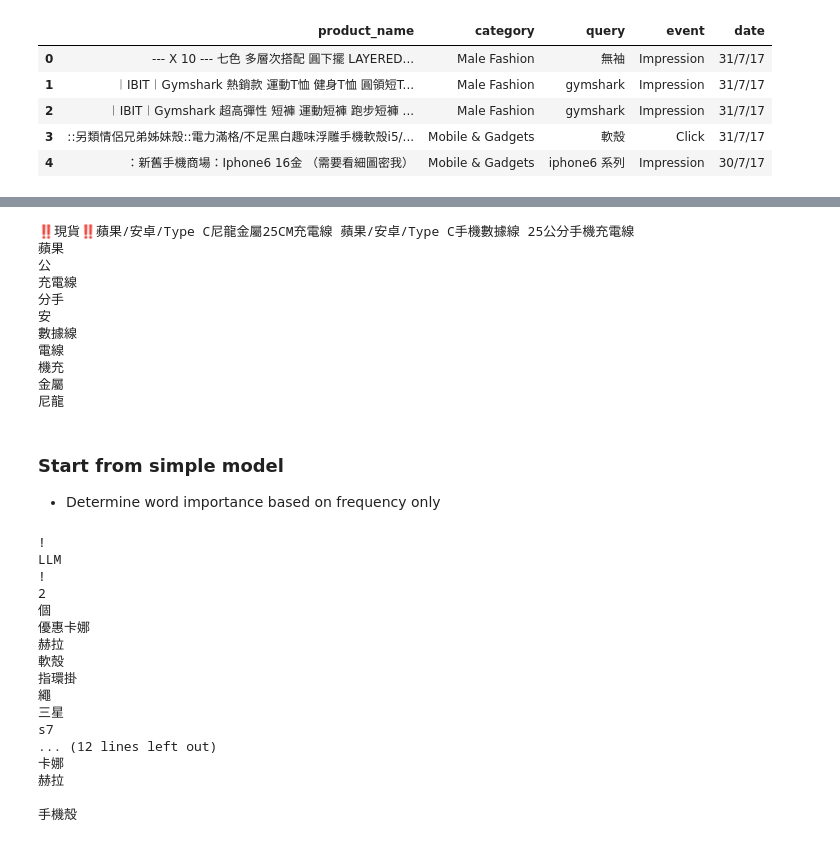
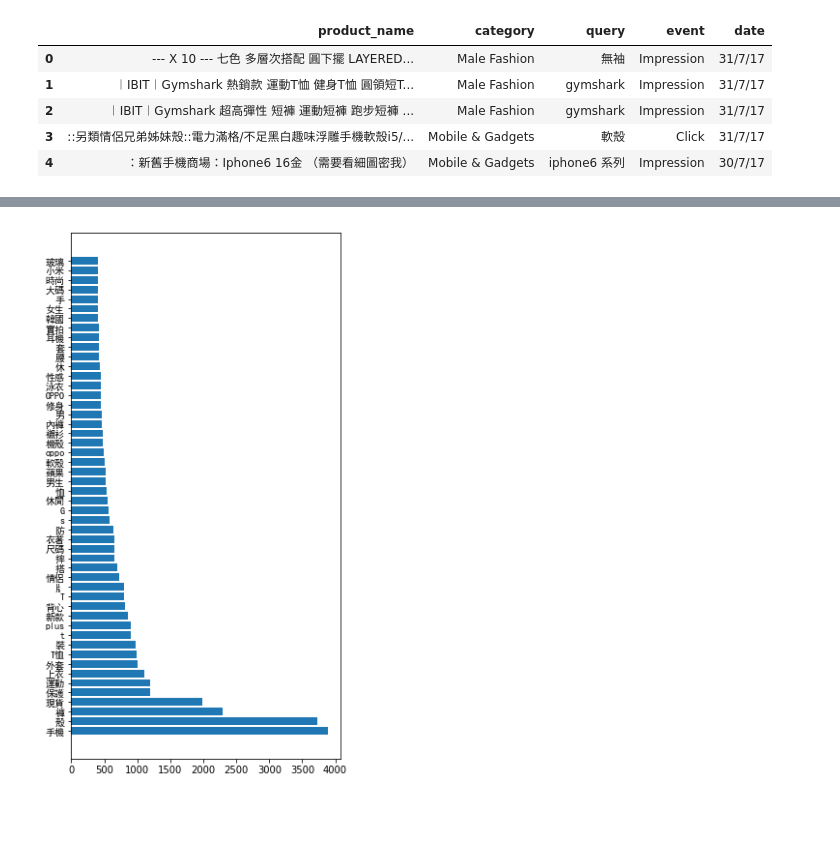
Before and after one commit to renruoxu/keyword_extraction, a Jupyter notebook: exploration/x.ipynb, the cells around one changed output, grey strips where cells are left out. Cells and saved outputs as stored; diff of their text form; code cells hidden in the pictures; blank space fills up the shorter version.

```diff
--- a/exploration/x.ipynb
+++ b/exploration/x.ipynb
@@ -87,51 +144,15 @@ Type
-# %%
-print product_log.product_name.iloc[12]
-for w in analyse.textrank(product_log.product_name.iloc[12], topK=10, withWeight=False, allowPOS=('ns', 'n', 'vn', 'v')):
-    print w
-# %% [output]
-‼️現貨‼️蘋果/安卓/Type C尼龍金屬25CM充電線 蘋果/安卓/Type C手機數據線 25公分手機充電線
-蘋果
-公
-充電線
-分手
-安
-數據線
-電線
-機充
-金屬
-尼龍
-# %% [markdown]
-### Start from simple model
-- Determine word importance based on frequency only
-# %%
-# preprocessing
-def preprocess(string):
-    return list(jieba.cut(string))
-titles = product_log.product_name.map(preprocess)
-keywords = product_log['query'].map(preprocess)
-# %%
-i = 15
-for w in titles[i]:
-    print w
-
-print "-------------"
-for w in keywords[i]:
-    print w
-# %% [output]
-!
-LLM
-!
-2
-個
-優惠卡娜
-赫拉
-軟殼
-指環掛
-繩
-三星
-s7
-... (12 lines left out)
-卡娜
-赫拉
-
-手機殼
+# %%
+# frequency count of tokens
+import operator
+corpus = titles + keywords
+corpus = [w for sentence in corpus for w in sentence]
+vocab = Counter(corpus)
+vocab = sorted(vocab.items(), key=operator.itemgetter(1),reverse=True)
+# %%
+# word frequency plot
+plt.figure(figsize=(5,10))
+n = 50
+plt.barh(np.arange(n),np.array(vocab[:n])[:,1])
+_ = plt.yticks(np.arange(n), np.array(vocab[:n])[:,0],fontproperties=prop)
+# %% [output]
+[figure, added]
```
Also changed, not shown: parts of 20 cells of this notebook.
